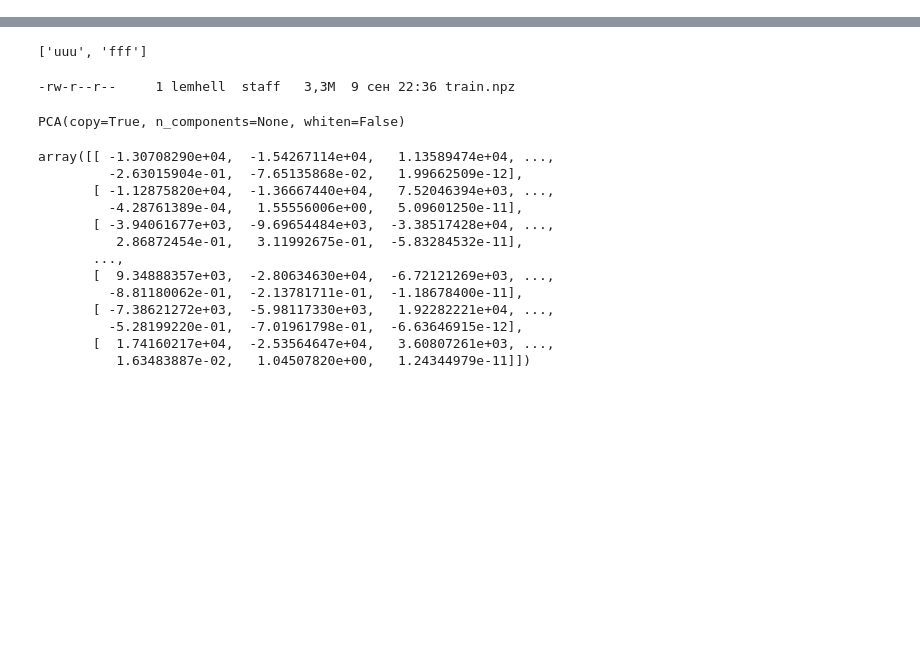
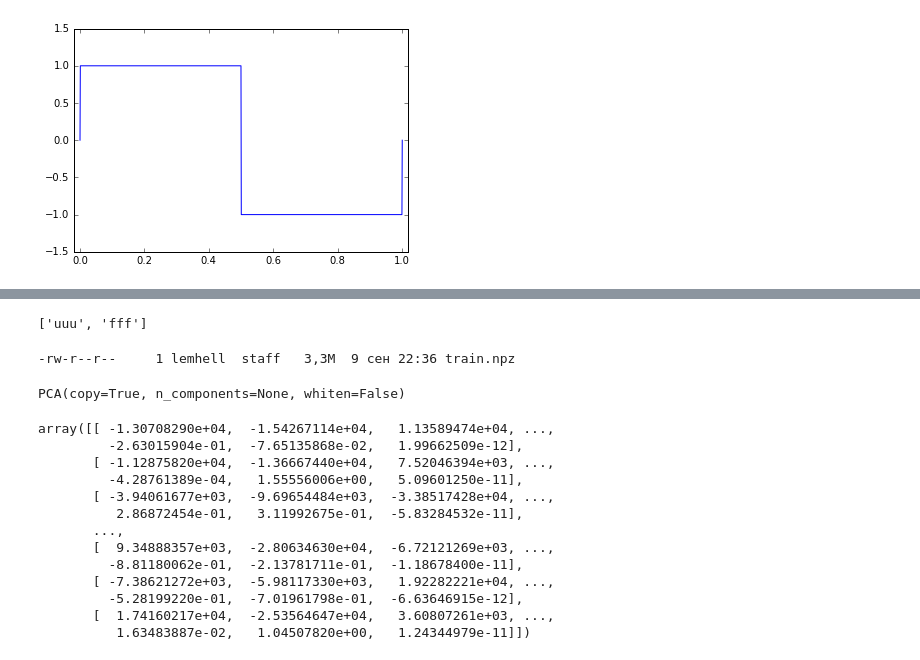
Before and after one commit to magecon/seizure_prediction, a Jupyter notebook: Kaggle Seizures.ipynb, the cells around one changed output, grey strips where cells are left out. Saved outputs shown, nothing was run; the diff lists cells and outputs as text; code cells hidden in the pictures; blank space fills up the shorter version.

Commit message:
Wavelets test

```diff
--- a/Kaggle Seizures.ipynb
+++ b/Kaggle Seizures.ipynb
@@ -10 +16,10 @@ import matplotlib.pyplot as plt
 %matplotlib inline
+# %%
+w = pywt.Wavelet('Haar')
+phi, psi, x = w.wavefun(level=10)
+
+fig, ax = plt.subplots()
+ax.set_xlim(-.02,1.02)
+ax.plot(x, psi);
+# %% [output]
+[figure, added]
```
Also changed, not shown: parts of 10 cells of this notebook.
